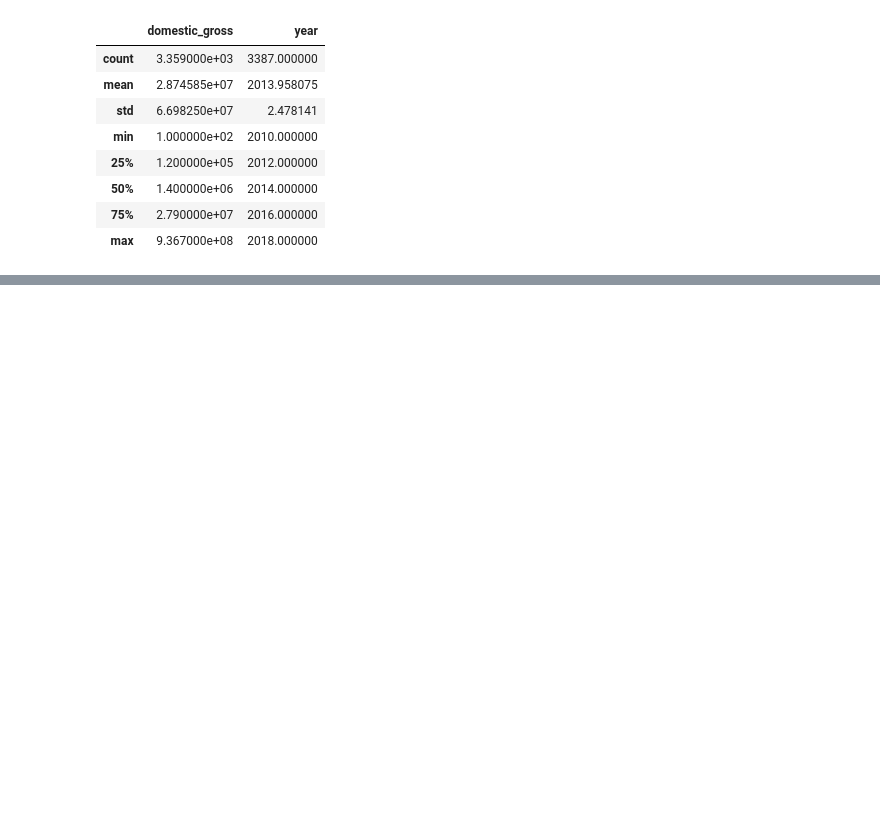
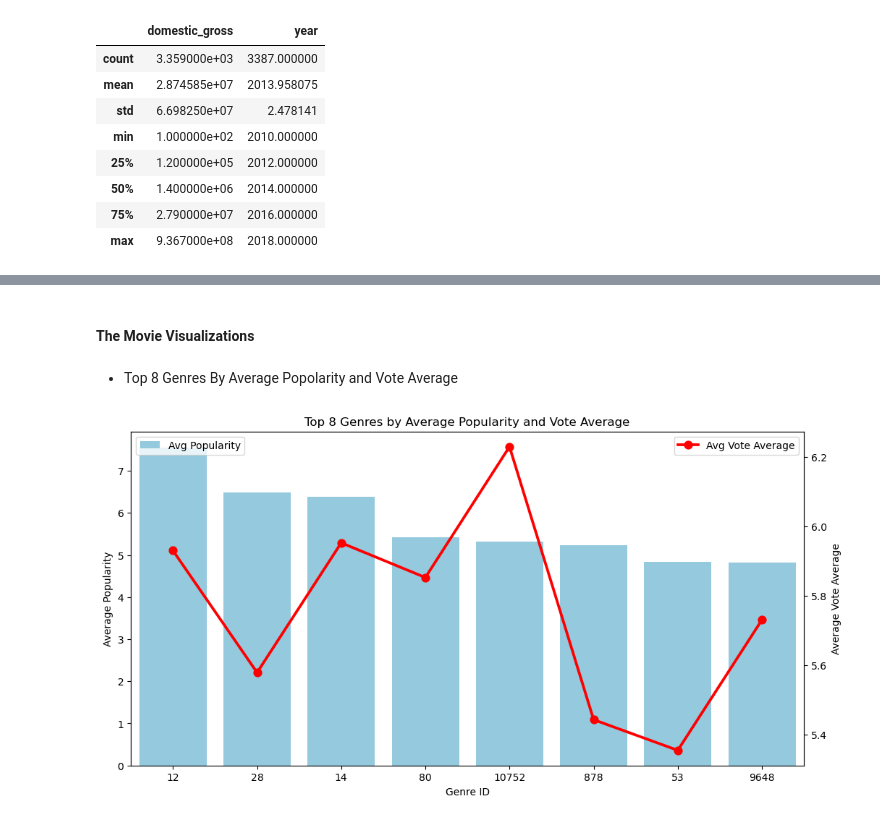
Before and after one commit to MTirop/Group3-End-of-Phase2-Project, a Jupyter notebook: notebooks/lydiah.ipynb, the cells around one changed output, grey strips where cells are left out. Saved outputs shown, nothing was run; the diff lists cells and outputs as text; code cells hidden in the pictures; blank space fills up the shorter version.

```diff
--- a/notebooks/lydiah.ipynb
+++ b/notebooks/lydiah.ipynb
@@ -27,0 +550,3 @@ df.describe()
+# %%
+data_loc5 =r"C:\Users\Chumba\Documents\Phase 2\Group3-End-of-Phase2-Project\zippedData\tmdb.movies.csv.gz"
+Themovie_df = pd.read_csv(data_loc5, compression='gzip')
@@ -27,0 +583,14 @@ df.describe()
+# %%
+import ast
+
+# Drop the unnecessary index column
+Themovie_df = Themovie_df.drop(columns=['Unnamed: 0'])
+
+# Convert 'release_date' to datetime, coercing errors to NaT
+Themovie_df['release_date'] = pd.to_datetime(Themovie_df['release_date'], errors='coerce')
+
+# Parse 'genre_ids' from string representation of lists to actual lists
+Themovie_df['genre_ids'] = Themovie_df['genre_ids'].apply(lambda x: ast.literal_eval(x) if isinstance(x, str) else x)
+
+# Check for missing values after conversion (optional)
+print(Themovie_df.isnull().sum())
@@ -27,0 +634,36 @@ df.describe()
+# %% [markdown]
+#### The Movie Visualizations
+# %% [markdown]
+* Top 8 Genres By Average Popolarity and Vote Average
+# %%
+# Explode genre_ids to one genre per row
+df_exploded = Themovie_df.explode('genre_ids')
+
+# Aggregate metrics by genre
+genre_stats = df_exploded.groupby('genre_ids').agg({
+    'popularity': 'mean',
+    'vote_average': 'mean',
+    'id': 'count'  # number of movies per genre
+}).rename(columns={'id': 'movie_count'}).sort_values(by='popularity', ascending=False)
+
+# Take top 8 genres by popularity
+top_genres = genre_stats.head(8)
+
+# Plotting
+fig, ax1 = plt.subplots(figsize=(12, 6))
+
+sns.barplot(x=top_genres.index.astype(str), y=top_genres['popularity'], color='skyblue', label='Avg Popularity', ax=ax1)
+ax1.set_ylabel('Average Popularity')
+ax1.set_xlabel('Genre ID')
+ax1.set_title('Top 8 Genres by Average Popularity and Vote Average')
+
+ax2 = ax1.twinx()
+sns.pointplot(x=top_genres.index.astype(str), y=top_genres['vote_average'], color='red', label='Avg Vote Average', ax=ax2)
+ax2.set_ylabel('Average Vote Average')
+
+ax1.legend(loc='upper left')
+ax2.legend(loc='upper right')
+
+plt.show()
+# %% [output]
+[figure, added]
```
Also changed, not shown: parts of 61 cells of this notebook.
